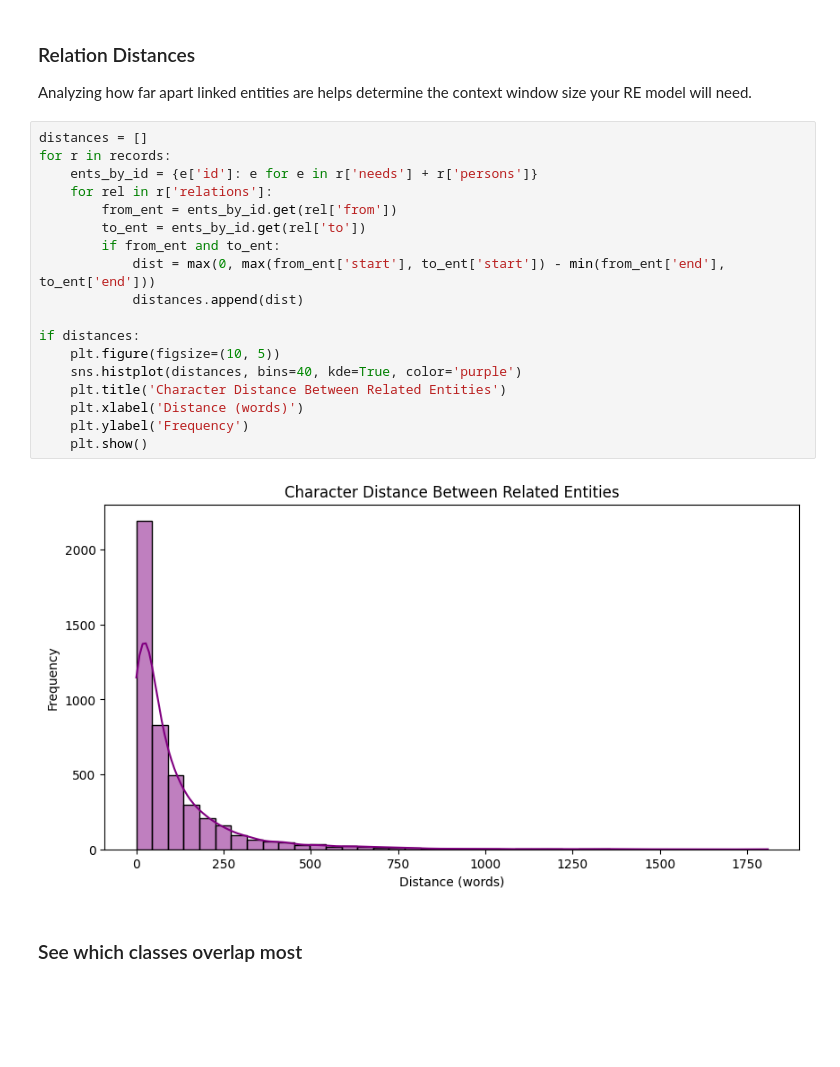
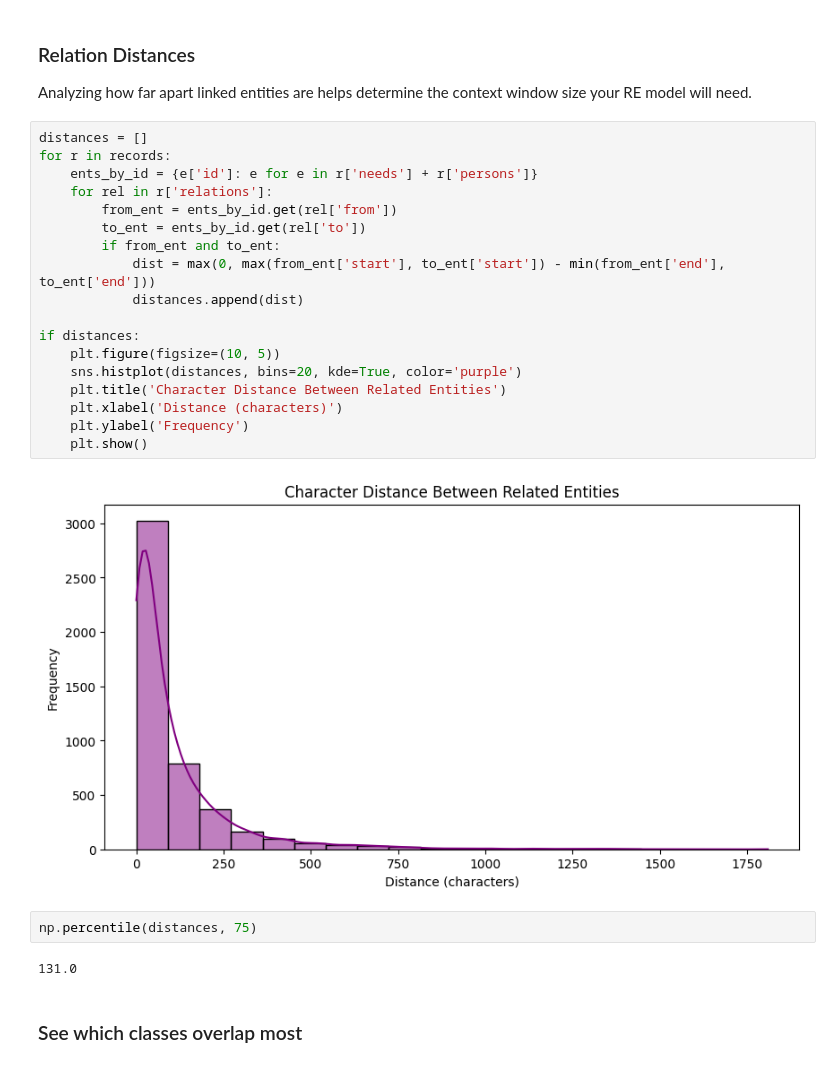
Before and after one commit to notatiyyah/CS3D6-Code, a Jupyter notebook: src/preprocessing/5_process_annotated_data.ipynb, the cells around one changed output. Saved outputs shown, nothing was run; the diff lists cells and outputs as text; blank space fills up the shorter version.

```diff
--- a/src/preprocessing/5_process_annotated_data.ipynb
+++ b/src/preprocessing/5_process_annotated_data.ipynb
@@ -214,23 +214,27 @@ visualize_overlapping_note(records[2])
 # %%
 distances = []
 for r in records:
     ents_by_id = {e['id']: e for e in r['needs'] + r['persons']}
     for rel in r['relations']:
         from_ent = ents_by_id.get(rel['from'])
         to_ent = ents_by_id.get(rel['to'])
         if from_ent and to_ent:
             dist = max(0, max(from_ent['start'], to_ent['start']) - min(from_ent['end'], to_ent['end']))
             distances.append(dist)
 
 if distances:
     plt.figure(figsize=(10, 5))
-    sns.histplot(distances, bins=40, kde=True, color='purple')
+    sns.histplot(distances, bins=20, kde=True, color='purple')
     plt.title('Character Distance Between Related Entities')
-    plt.xlabel('Distance (words)')
+    plt.xlabel('Distance (characters)')
     plt.ylabel('Frequency')
     plt.show()
 # %% [output]
-[figure, old version]
+[figure, new version]
+# %%
+np.percentile(distances, 75)
+# %% [output]
+131.0
 # %% [markdown]
 ### See which classes overlap most
 # %%
```
Also changed, not shown: parts of 4 cells of this notebook, 2 other files.
